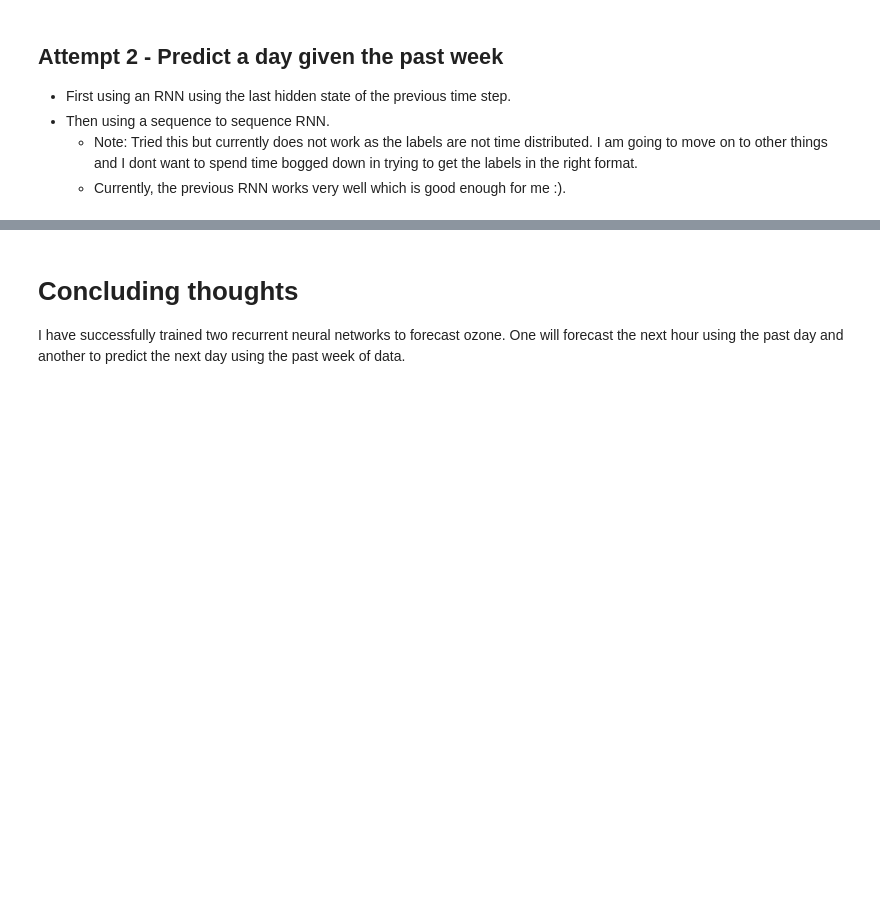
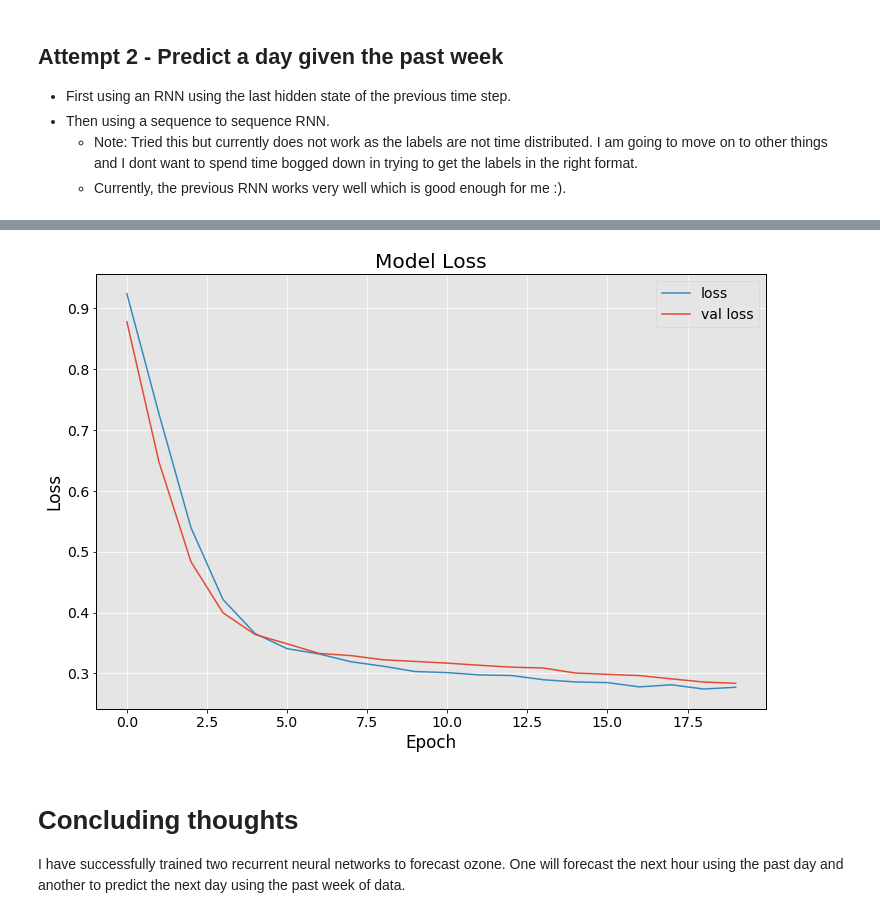
Before and after one commit to eejwa/Ben_Air_Pollution, a Jupyter notebook: RNN_Tests.ipynb, the cells around one changed output, grey strips where cells are left out. Cells and saved outputs as stored; diff of their text form; code cells hidden in the pictures; blank space fills up the shorter version.

```diff
--- a/RNN_Tests.ipynb
+++ b/RNN_Tests.ipynb
@@ -595,3 +604,7 @@ Epoch 20/20
+# %%
+plot_history(history)
+# %% [output]
+[figure, added]
 # %% [markdown]
 # Concluding thoughts
 
```
Also changed, not shown: parts of 12 cells of this notebook.
